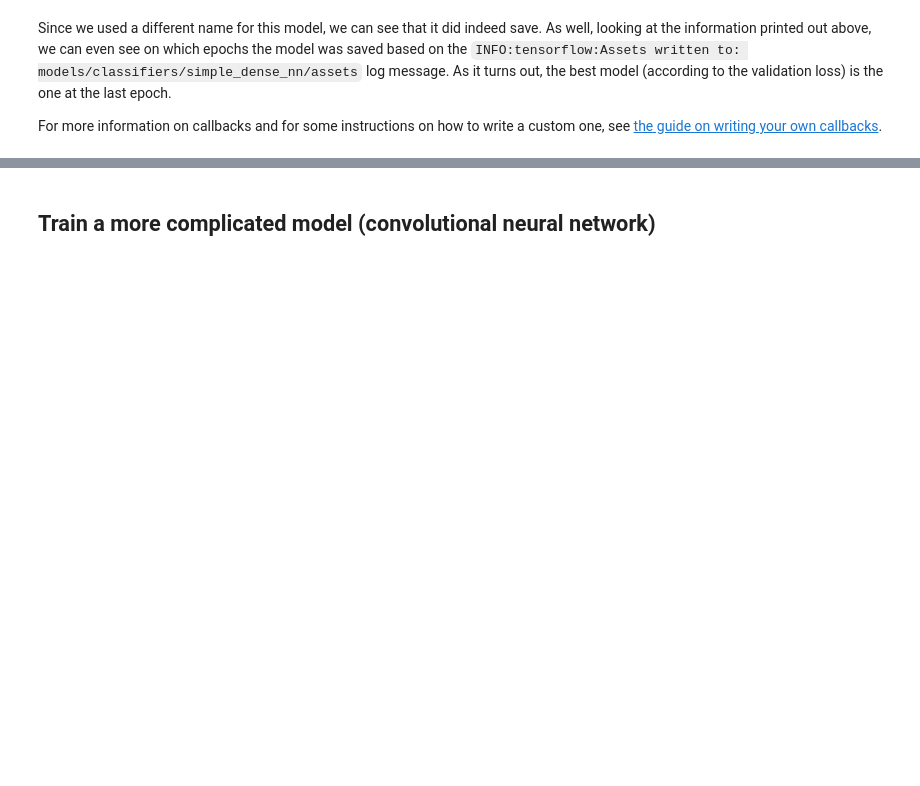
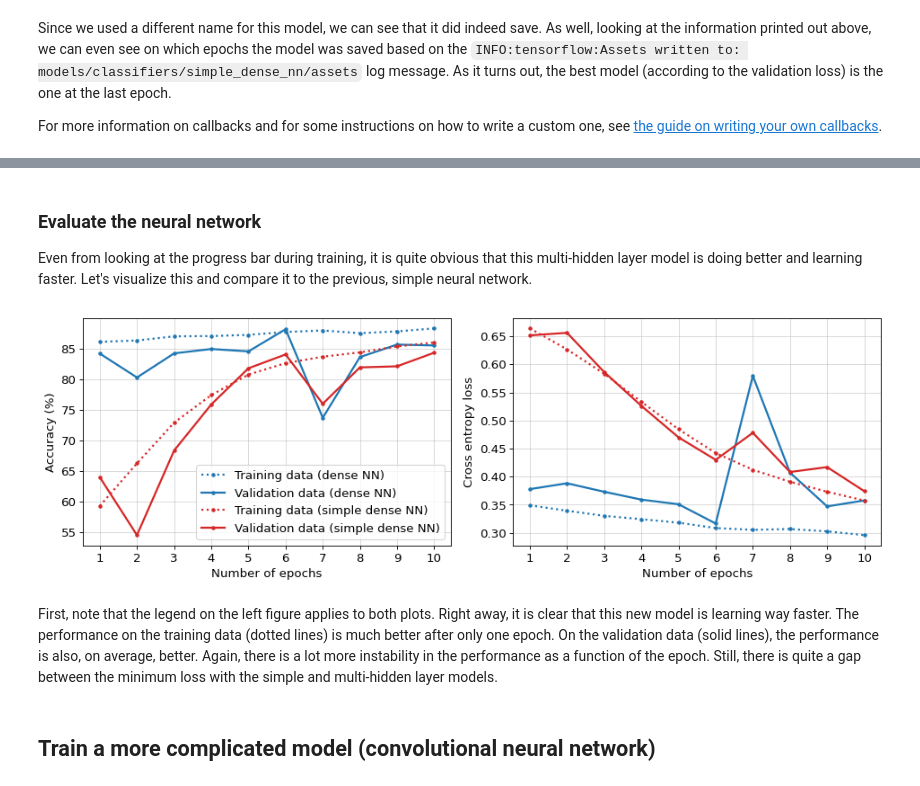
Before and after one commit to mark-r-anderson/NN-PSA-tutorial, a Jupyter notebook: classifier_training.ipynb, the cells around one changed output, grey strips where cells are left out. Saved outputs shown, nothing was run; the diff lists cells and outputs as text; code cells hidden in the pictures; blank space fills up the shorter version.

Commit message:
Add a section on training a more complicated NN.

```diff
--- a/classifier_training.ipynb
+++ b/classifier_training.ipynb
@@ -568,0 +609,5 @@ For more information on callbacks and for some instructions on how to write a cu
+# %%
+# Compile the model.
+model_dense_fun.compile(loss=tf.keras.metrics.binary_crossentropy,
+                        optimizer=tf.keras.optimizers.SGD(learning_rate=1e-2),
+                        metrics=[tf.keras.metrics.BinaryAccuracy()])
@@ -568,0 +624,6 @@ For more information on callbacks and for some instructions on how to write a cu
+# %%
+# Train the model.
+history_dense = model_dense_fun.fit(X_noisy, y,
+                                    epochs=10, verbose=1,
+                                    validation_data=(X_noisy_val, y_val),
+                                    callbacks=[model_checkpoint])
@@ -569,2 +648,47 @@ For more information on callbacks and for some instructions on how to write a cu
+# %% [markdown]
+### Evaluate the neural network
+
+Even from looking at the progress bar during training, it is quite obvious that this multi-hidden layer model is doing better and learning faster. Let's visualize this and compare it to the previous, simple neural network.
+# %%
+acc_dense_train = np.array(history_dense.history["binary_accuracy"]) * 100
+loss_dense_train = np.array(history_dense.history["loss"])
+
+acc_dense_val = np.array(history_dense.history["val_binary_accuracy"]) * 100
+loss_dense_val = np.array(history_dense.history["val_loss"])
+
+epochs_dense = np.arange(1, len(acc_dense_train) + 1, 1)
+# %%
+fig_metrics_dense, axes_metrics_dense = plt.subplots(ncols=2, figsize=(12, 4))
+
+axes_metrics_dense[0].plot(epochs_dense, acc_dense_train, '.:', color='tab:blue',
+                           label="Training data (dense NN)")
+axes_metrics_dense[0].plot(epochs_dense, acc_dense_val, '.-', color='tab:blue',
+                           label="Validation data (dense NN)")
+axes_metrics_dense[0].plot(epochs_dense, acc_2_train, '.:', color='tab:red',
+                           label="Training data (simple dense NN)")
+axes_metrics_dense[0].plot(epochs_dense, acc_2_val, '.-', color='tab:red',
+                           label="Validation data (simple dense NN)")
+axes_metrics_dense[0].set_xticks(epochs)
+axes_metrics_dense[0].set_xlabel("Number of epochs")
+axes_metrics_dense[0].set_ylabel("Accuracy (%)")
+axes_metrics_dense[0].legend()
+
+axes_metrics_dense[1].plot(epochs_dense, loss_dense_train, '.:', color='tab:blue',
+                           label="Training data (dense NN)")
+axes_metrics_dense[1].plot(epochs_dense, loss_dense_val, '.-', color='tab:blue',
+                           label="Validation data (dense NN)")
+axes_metrics_dense[1].plot(epochs_dense, loss_2_train, '.:', color='tab:red',
+                           label="Training data (simple dense NN)")
+axes_metrics_dense[1].plot(epochs_dense, loss_2_val, '.-', color='tab:red',
+                           label="Validation data (simple dense NN)")
+axes_metrics_dense[1].set_xticks(epochs)
+axes_metrics_dense[1].set_xlabel("Number of epochs")
+axes_metrics_dense[1].set_ylabel("Cross entropy loss")
+
+plt.tight_layout()
+# %% [output]
+[figure, added]
+# %% [markdown]
+First, note that the legend on the left figure applies to both plots. Right away, it is clear that this new model is learning way faster. The performance on the training data (dotted lines) is much better after only one epoch. On the validation data (solid lines), the performance is also, on average, better. Again, there is a lot more instability in the performance as a function of the epoch. Still, there is quite a gap between the minimum loss with the simple and multi-hidden layer models.
 # %% [markdown]
 ## Train a more complicated model (convolutional neural network)
```
Also changed, not shown: parts of 12 cells of this notebook.
